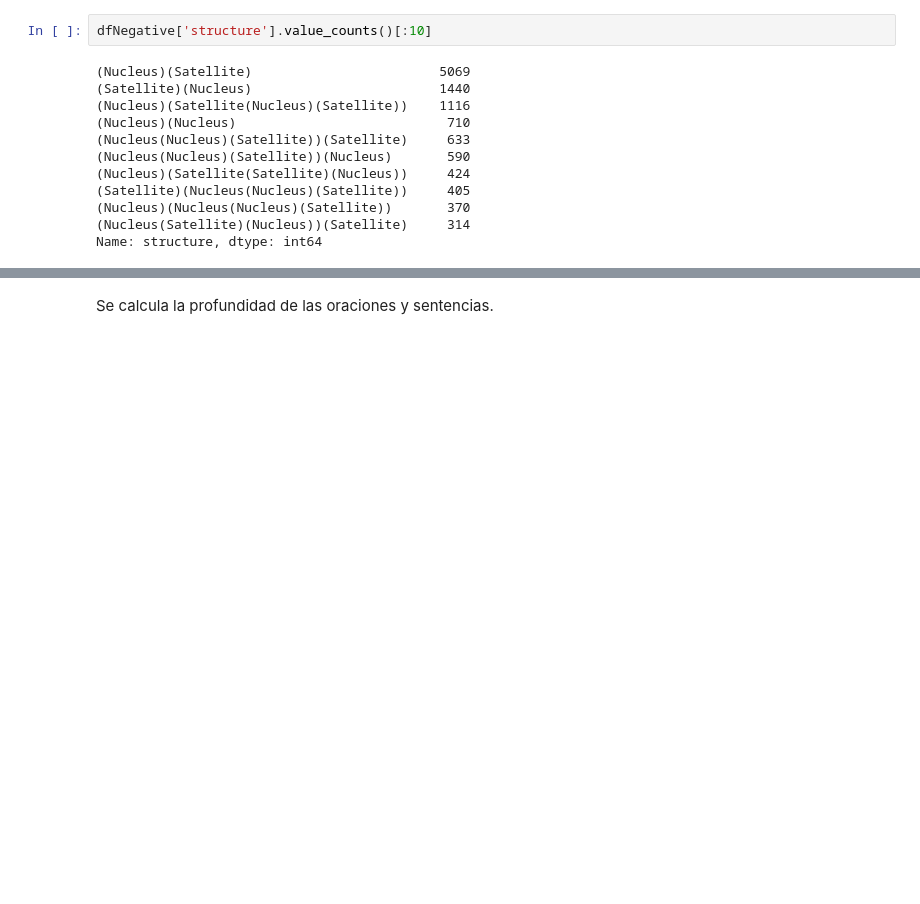
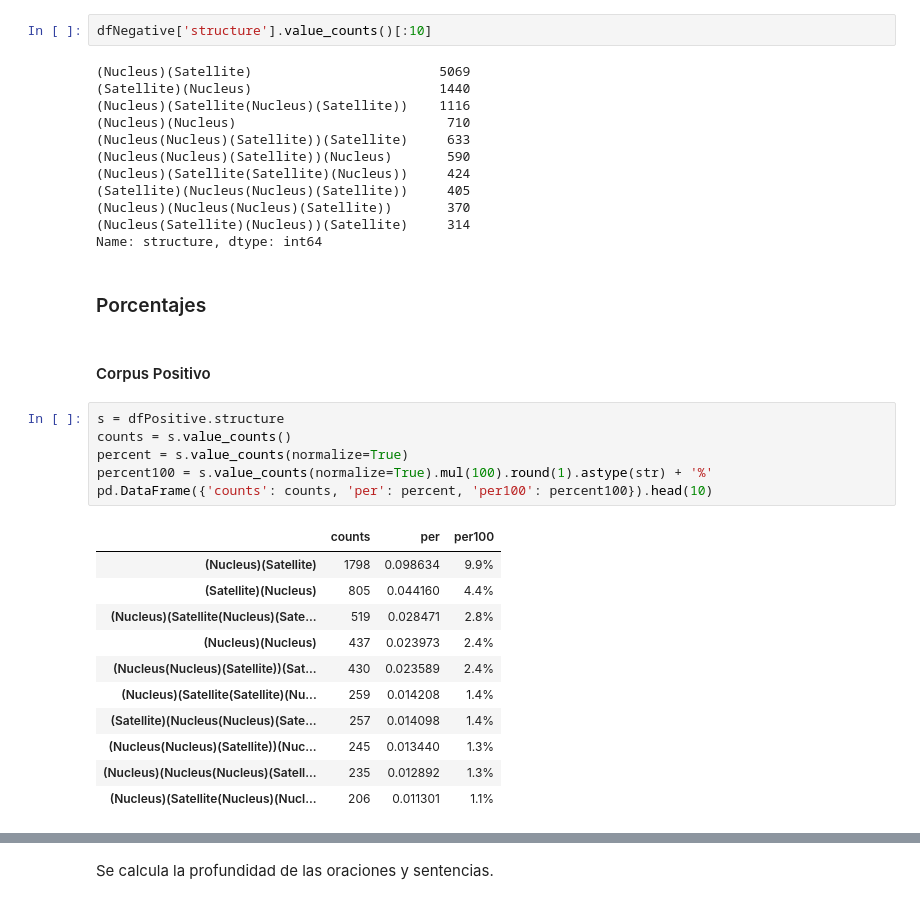
Before and after one commit to pampillo/TFM_Raul_Barrantes, a Jupyter notebook: Parte3.ipynb, the cells around one changed output, grey strips where cells are left out. Cells and saved outputs as stored; diff of their text form; blank space fills up the shorter version.

```diff
--- a/Parte3.ipynb
+++ b/Parte3.ipynb
@@ -161,3 +162,25 @@ dfNegative['structure'].value_counts()[:10]
 (Nucleus)(Nucleus(Nucleus)(Satellite))       370
 (Nucleus(Satellite)(Nucleus))(Satellite)     314
 Name: structure, dtype: int64
+# %% [markdown]
+### Porcentajes
+# %% [markdown]
+#### Corpus Positivo
+# %%
+s = dfPositive.structure
+counts = s.value_counts()
+percent = s.value_counts(normalize=True)
+percent100 = s.value_counts(normalize=True).mul(100).round(1).astype(str) + '%'
+pd.DataFrame({'counts': counts, 'per': percent, 'per100': percent100}).head(10)
+# %% [output]
+|  | counts | per | per100 |
+| (Nucleus)(Satellite) | 1798 | 0.098634 | 9.9% |
+| (Satellite)(Nucleus) | 805 | 0.044160 | 4.4% |
+| (Nucleus)(Satellite(Nucleus)(Sate... | 519 | 0.028471 | 2.8% |
+| (Nucleus)(Nucleus) | 437 | 0.023973 | 2.4% |
+| (Nucleus(Nucleus)(Satellite))(Sat... | 430 | 0.023589 | 2.4% |
+| (Nucleus)(Satellite(Satellite)(Nu... | 259 | 0.014208 | 1.4% |
+| (Satellite)(Nucleus(Nucleus)(Sate... | 257 | 0.014098 | 1.4% |
+| (Nucleus(Nucleus)(Satellite))(Nuc... | 245 | 0.013440 | 1.3% |
+| (Nucleus)(Nucleus(Nucleus)(Satell... | 235 | 0.012892 | 1.3% |
+| (Nucleus)(Satellite(Nucleus)(Nucl... | 206 | 0.011301 | 1.1% |
```
Also changed, not shown: parts of 25 cells of this notebook, 4 other files.
